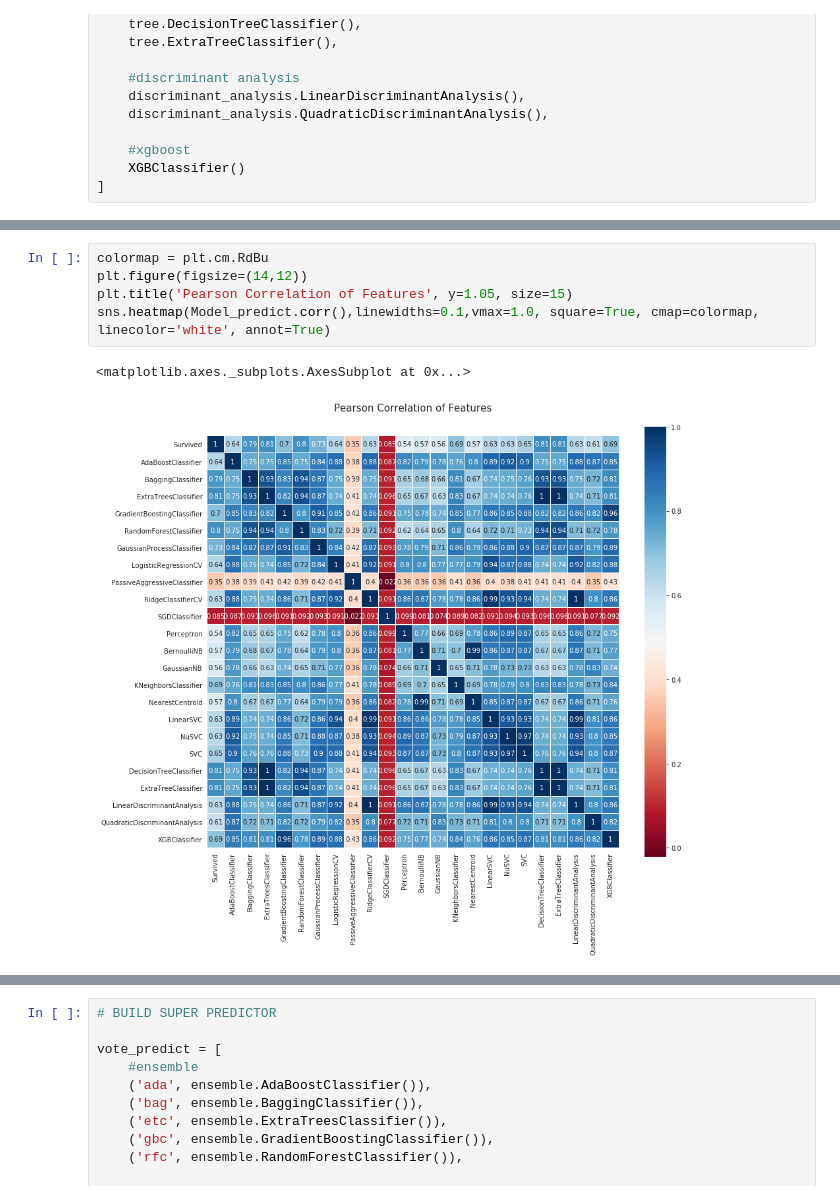
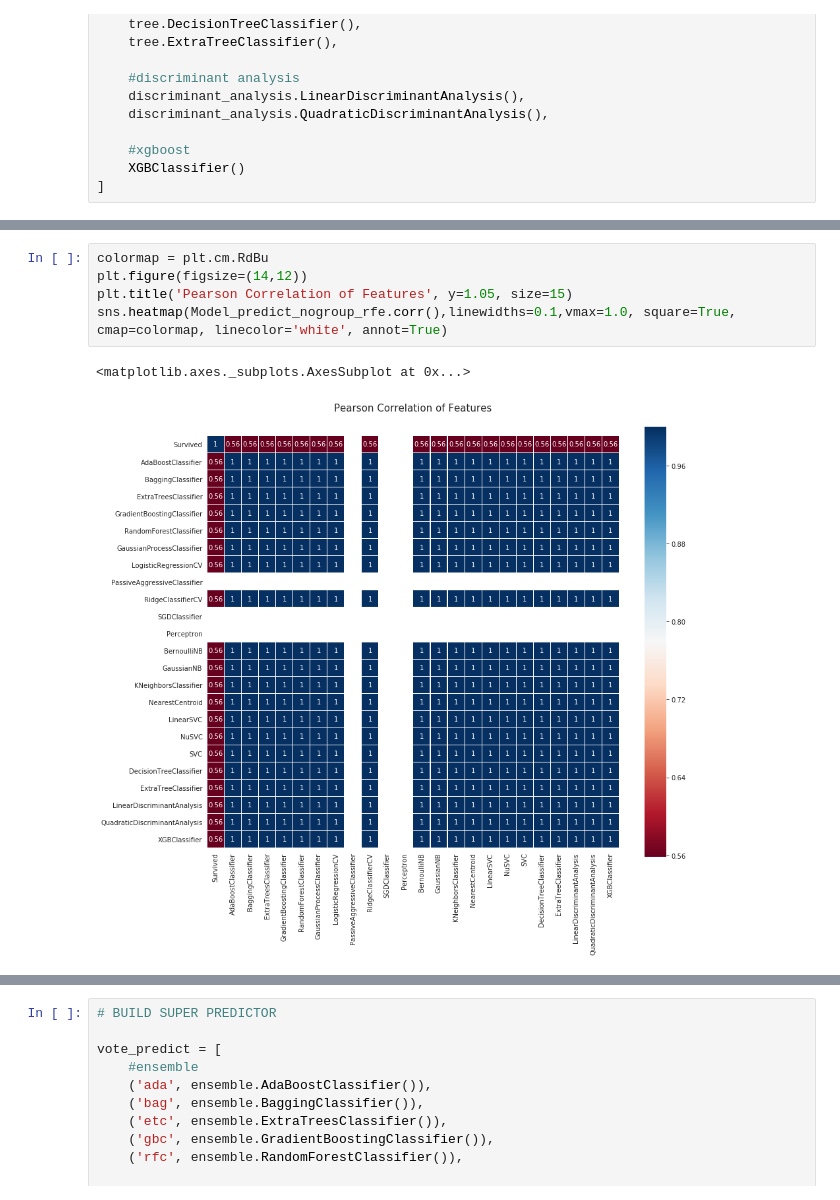
Before and after one commit to jasonnguyen3697/Titanic_survival_prediction, a Jupyter notebook: architecture_experiments.ipynb, the cells around one changed output, grey strips where cells are left out. Cells and saved outputs as stored; diff of their text form.

Commit message:
predicted survival for passengers with no group

```diff
--- a/architecture_experiments.ipynb
+++ b/architecture_experiments.ipynb
@@ -326,8 +328,8 @@ Text(0, 0.5, 'Algorithm')
 # %%
 colormap = plt.cm.RdBu
 plt.figure(figsize=(14,12))
 plt.title('Pearson Correlation of Features', y=1.05, size=15)
-sns.heatmap(Model_predict.corr(),linewidths=0.1,vmax=1.0, square=True, cmap=colormap, linecolor='white', annot=True)
+sns.heatmap(Model_predict_nogroup_rfe.corr(),linewidths=0.1,vmax=1.0, square=True, cmap=colormap, linecolor='white', annot=True)
 # %% [output]
 <matplotlib.axes._subplots.AxesSubplot at 0x...>
-[figure, old version]
+[figure, new version]
```
Also changed, not shown: parts of 8 cells of this notebook.
